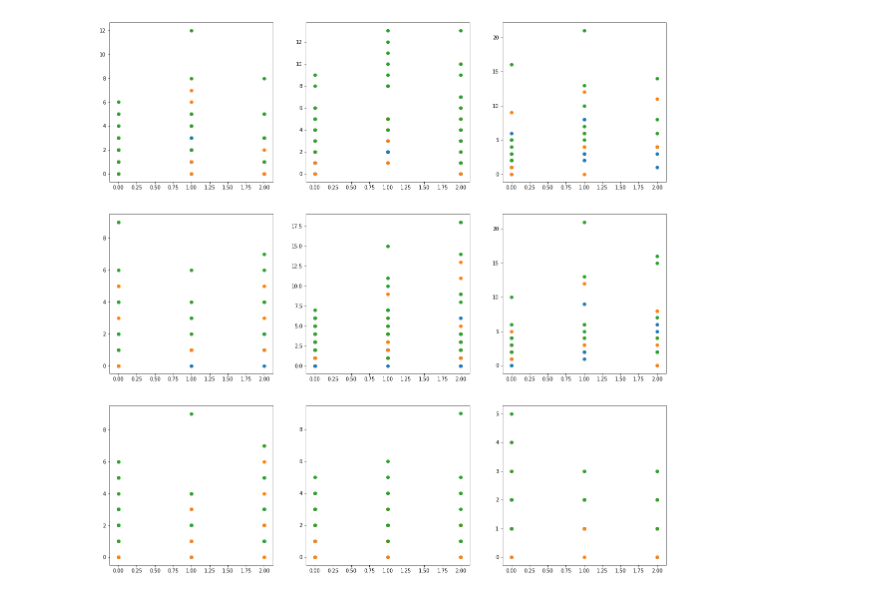
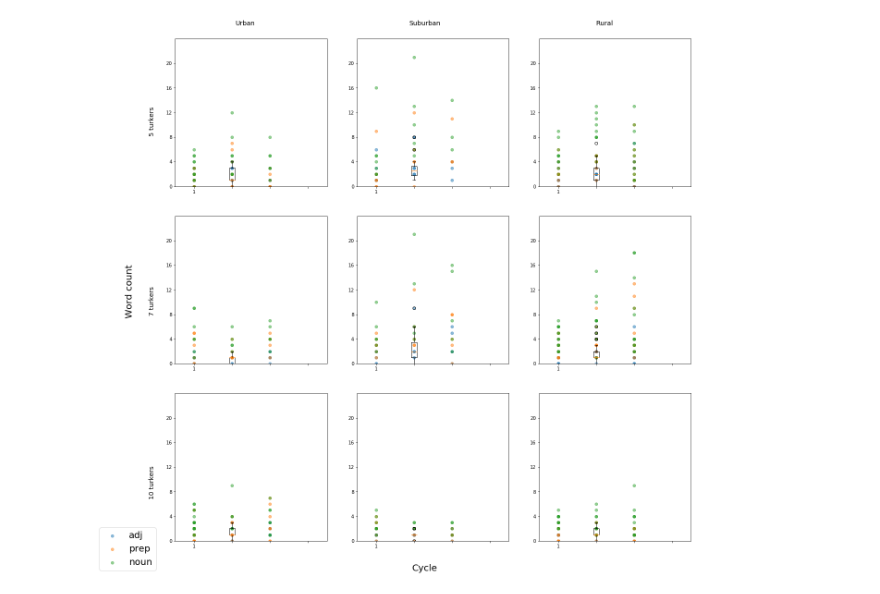
Before and after one commit to brian-ho/cs279-final-project, a Jupyter notebook: Description syntax.ipynb, the cells around one changed output. Drawn from its saved outputs; the diff is of its cells as text; code cells hidden in the pictures.

```diff
--- a/Description syntax.ipynb
+++ b/Description syntax.ipynb
@@ -178,12 +120,37 @@ f.show()
-# %%
-f, axs = plt.subplots(3,3, figsize=(20,20))
-for i, row in enumerate(axs):
-    for j, ax in enumerate(row):
-        ax.scatter(df2[(df2.trial == i)&(df2.exp_index == j)].gen,
-                   df2[(df2.trial == i)&(df2.exp_index == j)].adj)
-        ax.scatter(df2[(df2.trial == i)&(df2.exp_index == j)].gen,
-                   df2[(df2.trial == i)&(df2.exp_index == j)].prep)
-        ax.scatter(df2[(df2.trial == i)&(df2.exp_index == j)].gen,
-                   df2[(df2.trial == i)&(df2.exp_index == j)].noun)
-# %% [output]
-[figure, removed]
+# %%
+f, axs = plt.subplots(3,3, figsize=(20,20))
+for i, row in enumerate(axs):
+    for j, ax in enumerate(row):
+        ax.boxplot(df2[(df2.trial == i)&(df2.exp_index == j)].adj)
+        ax.scatter(df2[(df2.trial == i)&(df2.exp_index == j)].gen,
+                   df2[(df2.trial == i)&(df2.exp_index == j)].adj, alpha = .5)
+        ax.scatter(df2[(df2.trial == i)&(df2.exp_index == j)].gen,
+                   df2[(df2.trial == i)&(df2.exp_index == j)].prep, alpha = .5)
+        ax.scatter(df2[(df2.trial == i)&(df2.exp_index == j)].gen,
+                   df2[(df2.trial == i)&(df2.exp_index == j)].noun, alpha = .5)
+        ax.set_xlim([-.5,3.5])
+        ax.set_xticks(range(0,4))
+        ax.set_ylim([0,24])
+        ax.set_yticks(range(0,24,4))
+        #ax.set_title('%i and %i' % (i,j))
+        #ax.set_xlabel('Cycle')
+        #ax.set_ylabel('Word count')
+
+ax.legend(bbox_to_anchor=(-2.9, -.2), loc='lower left', borderaxespad=0., fontsize=20)
+         # it will place the legend on the outer right-hand side of the last axes
+
+f.text(0.5, 0.08, 'Cycle', ha='center', size=20)
+
+f.text(0.23, 0.9, 'Urban', ha='center', size=14)
+f.text(0.5, 0.9, 'Suburban', ha='center', size=14)
+f.text(0.77, 0.9, 'Rural', ha='center', size=14)
+
+f.text(0.05, 0.5, 'Word count', va='center', rotation='vertical', size=20)
+
+f.text(0.09, 0.23, '10 turkers', ha='center', rotation='vertical', size=14)
+f.text(0.09, 0.5, '7 turkers', ha='center', rotation='vertical', size=14)
+f.text(0.09, 0.77, '5 turkers', ha='center', rotation='vertical', size=14)
+
+f.show()
+# %% [output]
+[figure, added]
```
Also changed, not shown: parts of 14 cells of this notebook.
